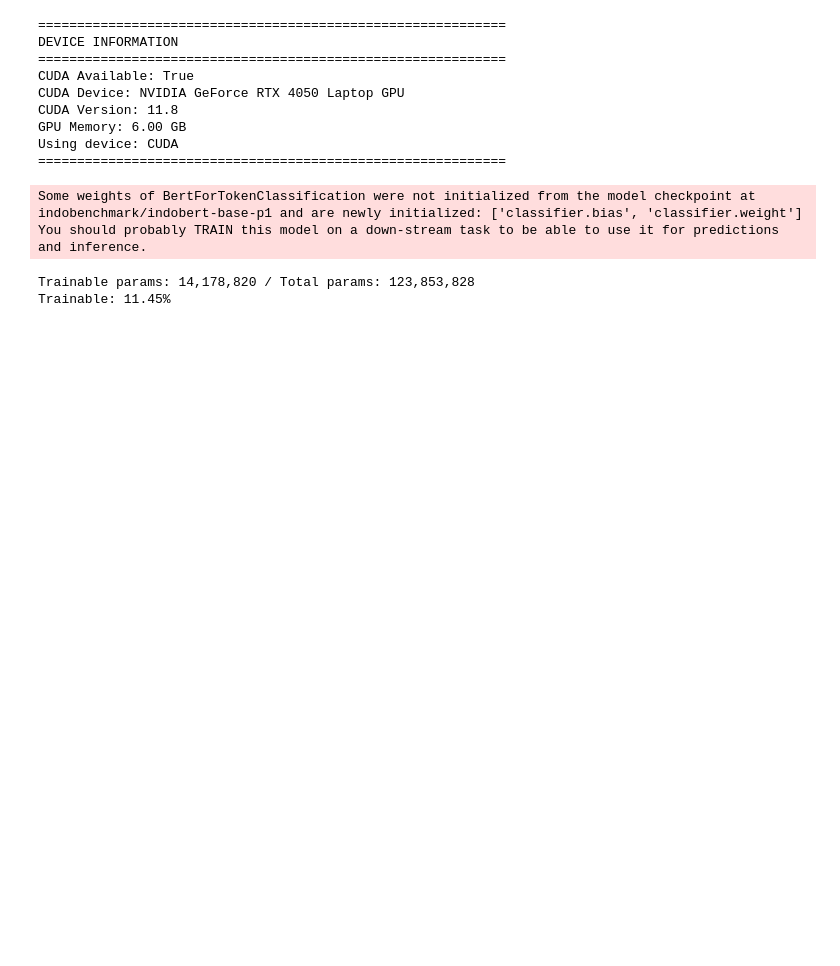
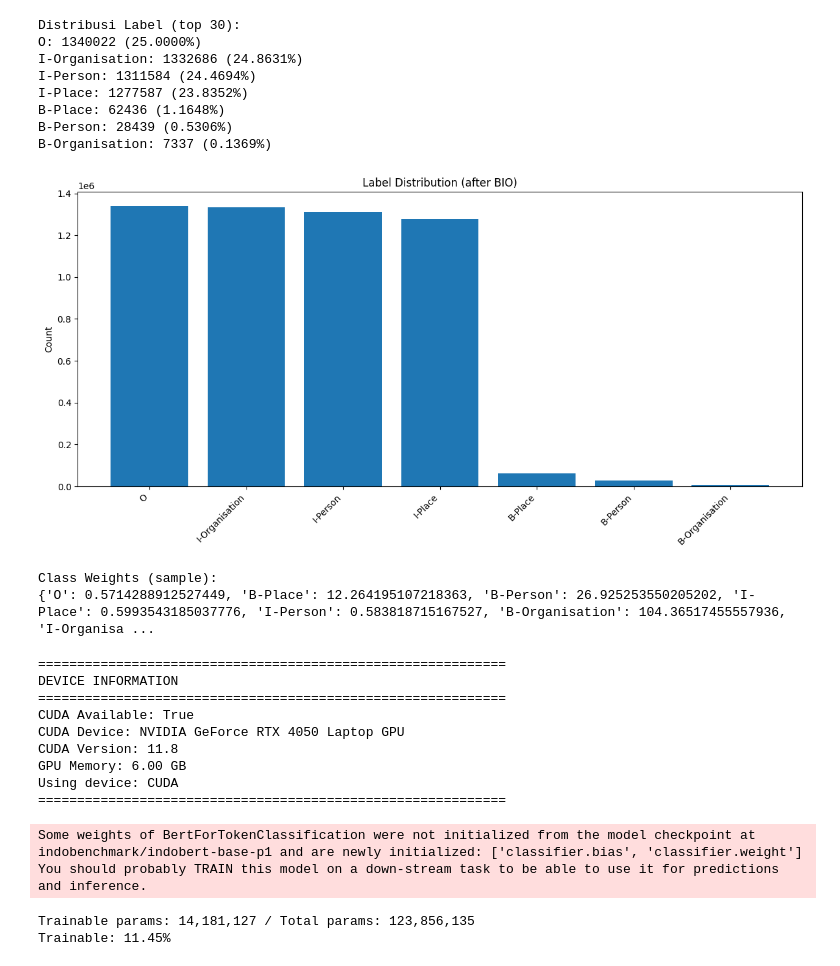
Before and after one commit to rayhanfatihg/Named-Entity-Recognition-nlp, a Jupyter notebook: IndoBert.ipynb, the cells around one changed output. Cells and saved outputs as stored; diff of their text form; code cells hidden in the pictures; blank space fills up the shorter version.

```diff
--- a/IndoBert.ipynb
+++ b/IndoBert.ipynb
@@ -70,6 +34,11 @@ Setelah instalasi selesai (~ 5-10 menit), restart kernel notebook dengan menekan
 # %%
 df = pd.read_csv("data/SINGGALANG_oversampled.tsv", sep="\t",
     header=None,
-    skiprows=[0],        # membuang baris pertama ("0 1")
+    skiprows=[0],  # hapus skiprows  file  punya header
     names=["token", "label"],
-    dtype=str)
+    dtype=str,
+    keep_default_na=False
+)
+
+print("Total baris (token):", len(df))
+print(df.head(20))
@@ -109,3 +177,50 @@ Mapping: {'O': 0, 'Organisation': 1, 'Person': 2, 'Place': 3}
+# %%
+# Distribusi label & class weights
+all_labels = [label for seq in sentence_labels for label in seq]
+label_counts = Counter(all_labels)
+
+print("Distribusi Label (top 30):")
+for label, count in sorted(label_counts.items(), key=lambda x: x[1], reverse=True)[:30]:
+    print(f"{label}: {count} ({count/len(all_labels)*100:.4f}%)")
+
+# Visualisasi
+plt.figure(figsize=(12,6))
+labels_sorted = sorted(label_counts.items(), key=lambda x: x[1], reverse=True)
+labels_names = [l[0] for l in labels_sorted]
+labels_values = [l[1] for l in labels_sorted]
+
+plt.bar(range(len(labels_names)), labels_values)
+plt.xticks(range(len(labels_names)), labels_names, rotation=45, ha='right')
+plt.ylabel('Count')
+plt.title('Label Distribution (after BIO)')
+plt.tight_layout()
+plt.show()
+
+# Class weights (dictionary keyed by label id) — sesuai kode awal
+total_samples = len(all_labels)
+class_weights = {}
+num_classes = len(label_list)
+for label in label_list:
+    count = label_counts.get(label, 1)
+    weight = total_samples / (num_classes * count)
+    class_weights[label_to_id[label]] = float(weight)
+
+print("\nClass Weights (sample):")
+for lid, w in list(class_weights.items())[:20]:
+    pass
+print({id_to_label[k]: v for k, v in class_weights.items()})
+# %% [output]
+Distribusi Label (top 30):
+O: 1340022 (25.0000%)
+I-Organisation: 1332686 (24.8631%)
+I-Person: 1311584 (24.4694%)
+I-Place: 1277587 (23.8352%)
+B-Place: 62436 (1.1648%)
+B-Person: 28439 (0.5306%)
+B-Organisation: 7337 (0.1369%)
+[figure, added]
+Class Weights (sample):
+{'O': 0.5714288912527449, 'B-Place': 12.264195107218363, 'B-Person': 26.925253550205202, 'I-Place': 0.5993543185037776, 'I-Person': 0.583818715167527, 'B-Organisation': 104.36517455557936, 'I-Organisa ...
 # %%
 # Kelas Dataser
 tokenizer = AutoTokenizer.from_pretrained("indobenchmark/indobert-base-p1")
@@ -174,7 +289,10 @@ print("=" * 60)
 
 model = AutoModelForTokenClassification.from_pretrained(
     "indobenchmark/indobert-base-p1",
-    num_labels=len(unique_tags),
+    num_labels=len(label_list),
+    label2id=label_to_id,
+    id2label=id_to_label,
+    ignore_mismatched_sizes=True,
     hidden_dropout_prob=0.3,
     attention_probs_dropout_prob=0.3
 ).to(device)
@@ -210,5 +328,5 @@ Using device: CUDA
 ============================================================
 Some weights of BertForTokenClassification were not initialized from the model checkpoint at indobenchmark/indobert-base-p1 and are newly initialized: ['classifier.bias', 'classifier.weight']
 You should probably TRAIN this model on a down-stream task to be able to use it for predictions and inference.
-Trainable params: 14,178,820 / Total params: 123,853,828
+Trainable params: 14,181,127 / Total params: 123,856,135
 Trainable: 11.45%
```
Also changed, not shown: parts of 11 cells of this notebook, 1 other file.
